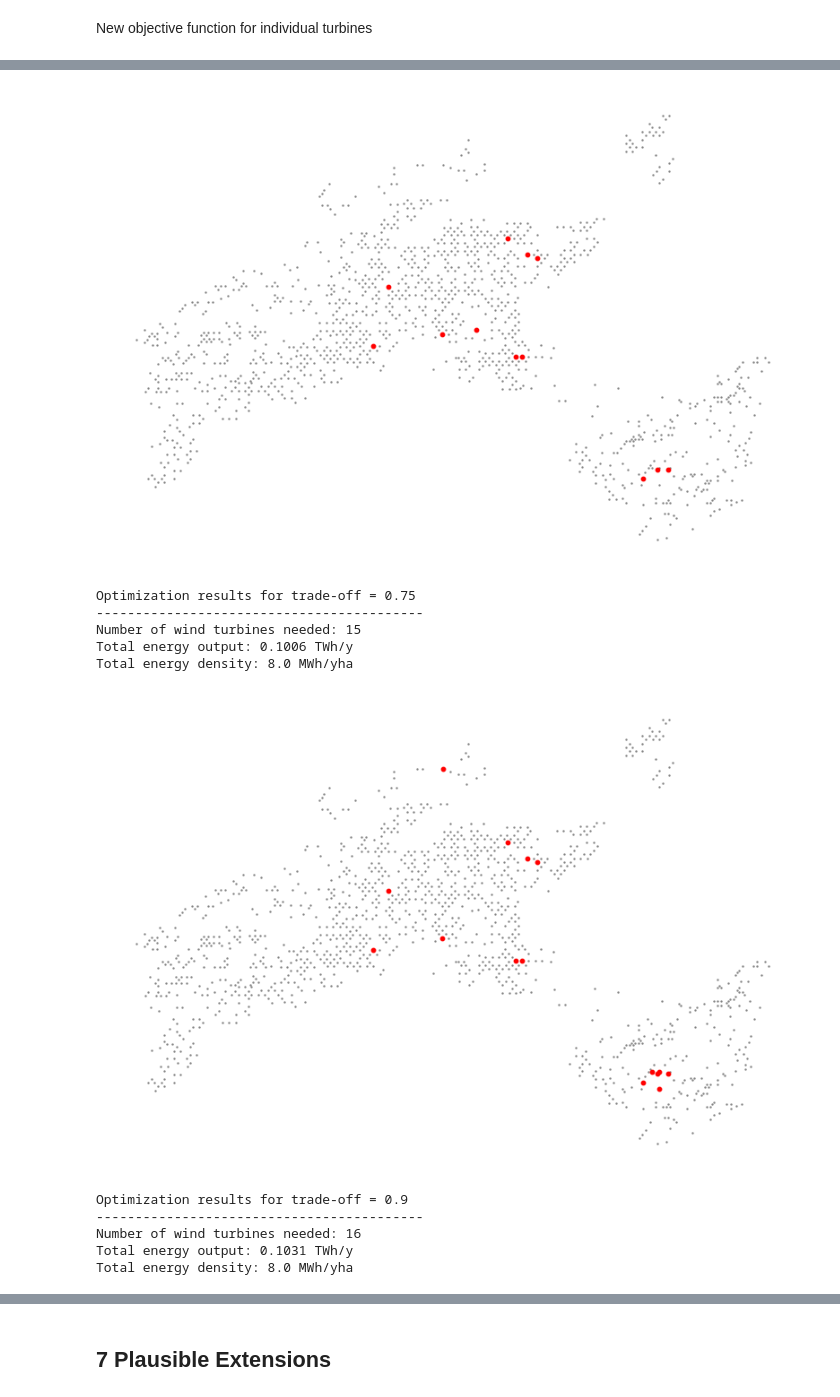
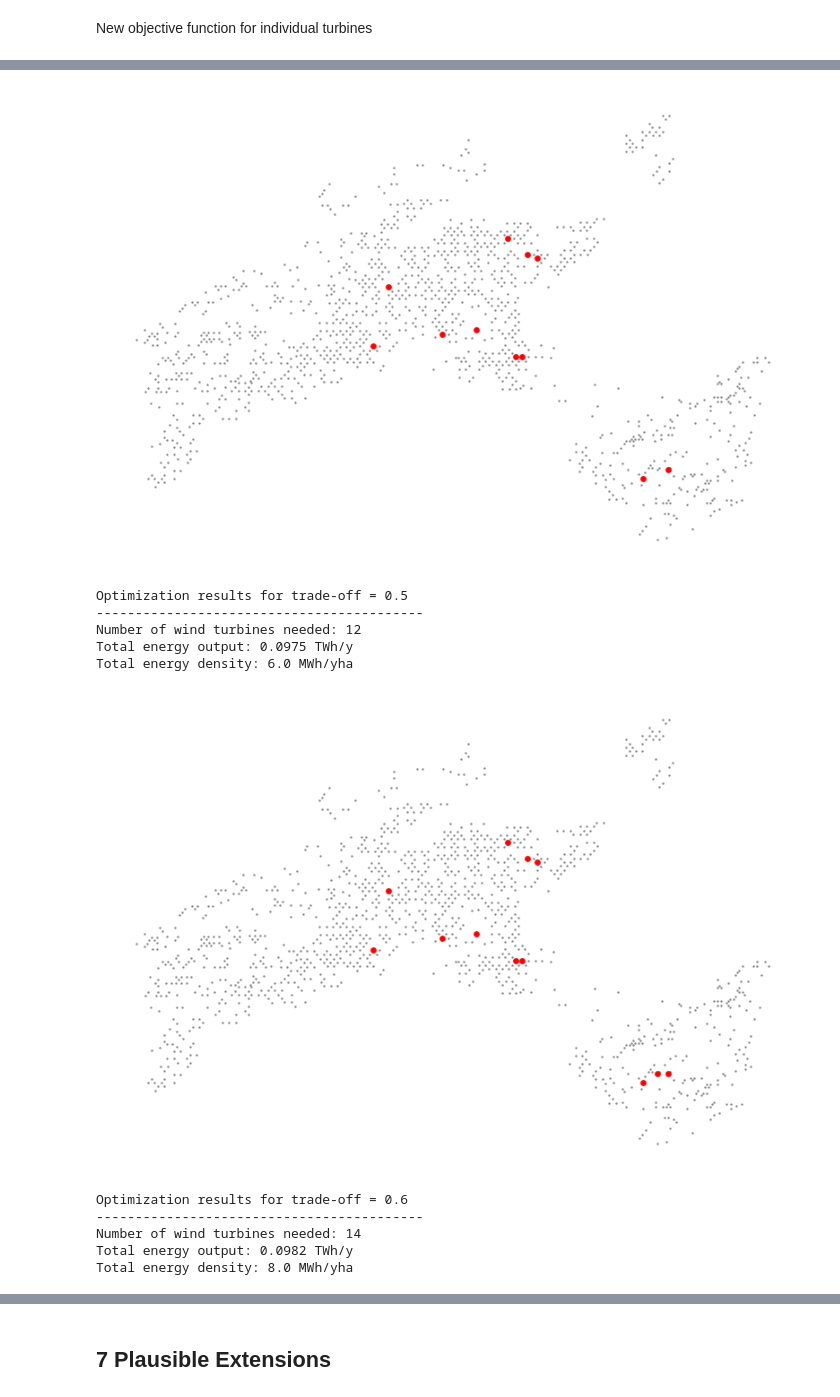
Before and after one commit to percw/Swiss_wind-turbine_optimization, a Jupyter notebook: wind_optimization.ipynb, the cells around one changed output, grey strips where cells are left out. Saved outputs shown, nothing was run; the diff lists cells and outputs as text; code cells hidden in the pictures.

```diff
--- a/wind_optimization.ipynb
+++ b/wind_optimization.ipynb
@@ -1396,10 +1396,6 @@ The solution of the problem is a vector $x$ that satisfies the constraint and ma
 New objective function for individual turbines
 # %%
 def optimize_wind_turbine_placement_on_enr_dens(gdf, trade_offs):
-    #reg_nat_threshold = 0
-    #unesco_threshold = 300
-    #housing_threshold = 400
-    #transmission_threshold = 10000
 
     reg_nat_threshold = 2000
     unesco_threshold = 2000
@@ -1428,19 +1424,18 @@ def optimize_wind_turbine_placement_on_enr_dens(gdf, trade_offs):
             if gdf.DIST_UNE_N[i] < unesco_threshold or gdf.DIST_UNE_K[i] < unesco_threshold:
                 solver.Add(x[i] == 0)
             if gdf.DIST_REG_N[i] < reg_nat_threshold or gdf.DIST_NATPA[i] < reg_nat_threshold:
-                        solver.Add(x[i] == 0)
+                solver.Add(x[i] == 0)
             if gdf.DIST_HZ[i] < housing_threshold:
-                        solver.Add(x[i] == 0)
+                solver.Add(x[i] == 0)
             if gdf.DIST_PL[i] > transmission_threshold:
-                        solver.Add(x[i] == 0)
+                solver.Add(x[i] == 0)
             if gdf.FFF[i] == 1:
-                        solver.Add(x[i] == 0)
+                solver.Add(x[i] == 0)
 
         # 4. Define the objective function
         objective = solver.Objective()
         for i in range(len(gdf)):
             objective.SetCoefficient(x[i], trade_off * gdf.ENER_DENS[i] - (1 - trade_off) * 1)
-            #objective.SetCoefficient(x[i], gdf.ENER_DENS[i] - trade_off * 1)
         objective.SetMaximization()
 
         status = solver.Solve()
@@ -1461,7 +1456,7 @@ def optimize_wind_turbine_placement_on_enr_dens(gdf, trade_offs):
             print(f'Total energy density: {np.round(total_energy_density)} MWh/yha')
             selected_locations_df = gpd.GeoDataFrame(geometry=selected_locations_enr_dens)
             ax = gdf_vaud.plot(color='grey', markersize=0.5, figsize=(10, 10))
-            selected_locations_df.plot(ax=ax, marker='o', color='red', markersize=10)
+            selected_locations_df.plot(ax=ax, marker='o', color='red', markersize=15)
             # removing axis on the plot
             ax.axis('off')
             plt.show()
@@ -1470,6 +1465,7 @@ def optimize_wind_turbine_placement_on_enr_dens(gdf, trade_offs):
             print('The problem does not have an optimal solution.')
     return selected_locations
 
-trade_offs = [0.5, 0.75, 0.9, 1]
+trade_offs = [0.4, 0.5, 0.6, 0.7, 0.75, 0.9, 1]
+
 selected_locations_enr_dens_vaud = optimize_wind_turbine_placement_on_enr_dens(gdf_vaud, trade_offs=trade_offs)
 # %% [output]
@@ -1483,13 +1479,13 @@ Total energy density: 6.0 MWh/yha
 [figure]
-Optimization results for trade-off = 0.75
+Optimization results for trade-off = 0.5
 ------------------------------------------
-Number of wind turbines needed: 15
-Total energy output: 0.1006 TWh/y
-Total energy density: 8.0 MWh/yha
+Number of wind turbines needed: 12
+Total energy output: 0.0975 TWh/y
+Total energy density: 6.0 MWh/yha
-[figure, old version]
+[figure, new version]
-Optimization results for trade-off = 0.9
+Optimization results for trade-off = 0.6
 ------------------------------------------
-Number of wind turbines needed: 16
-Total energy output: 0.1031 TWh/y
+Number of wind turbines needed: 14
+Total energy output: 0.0982 TWh/y
 Total energy density: 8.0 MWh/yha
 [figure]
```
Also changed, not shown: parts of 4 cells of this notebook.
